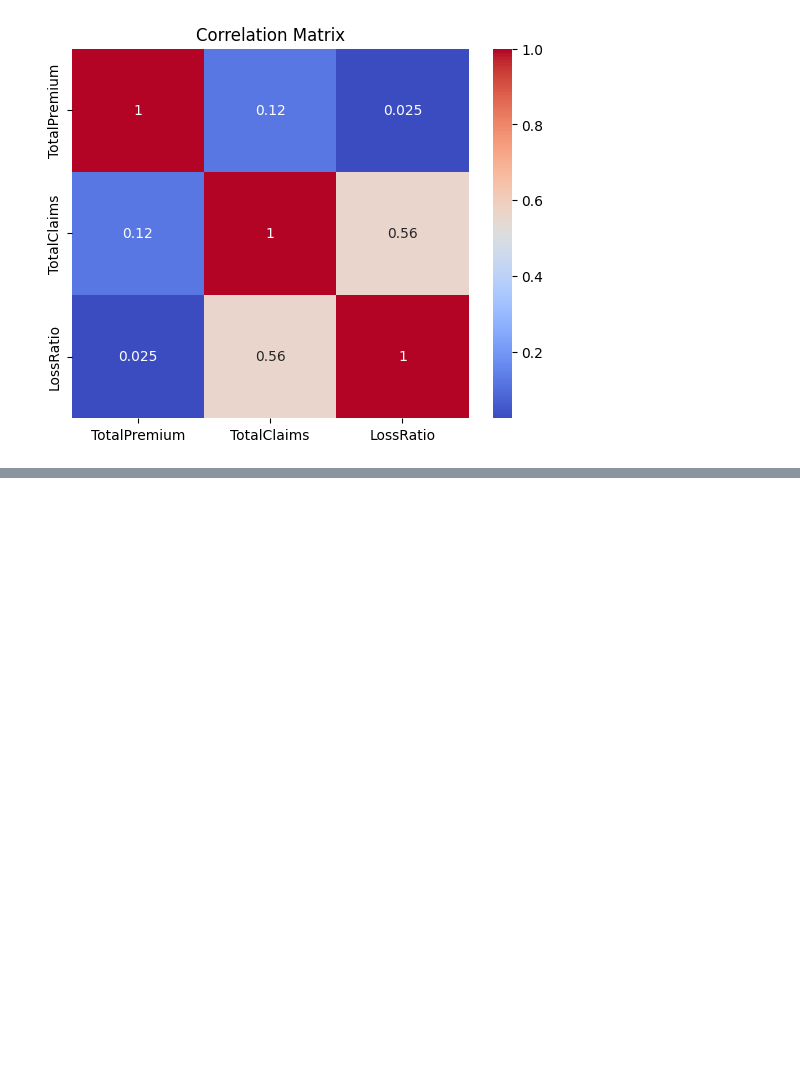
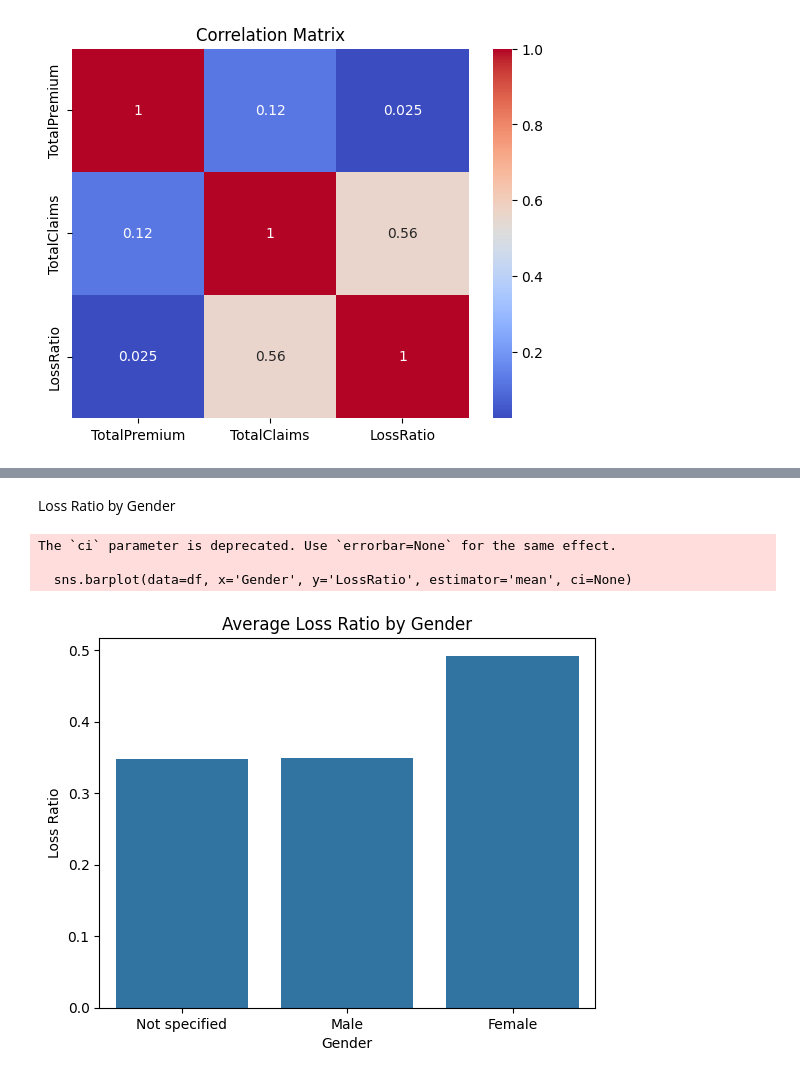
Before and after one commit to alazartefera/insurance-risk-analytics, a Jupyter notebook: notebooks/01_eda.ipynb, the cells around one changed output, grey strips where cells are left out. Drawn from its saved outputs; the diff is of its cells as text; code cells hidden in the pictures; blank space fills up the shorter version.

```diff
--- a/notebooks/01_eda.ipynb
+++ b/notebooks/01_eda.ipynb
@@ -181,0 +194,13 @@ plt.show()
+# %% [markdown]
+Loss Ratio by Gender
+# %%
+sns.barplot(data=df, x='Gender', y='LossRatio', estimator='mean', ci=None)
+plt.title("Average Loss Ratio by Gender")
+plt.ylabel("Loss Ratio")
+plt.xlabel("Gender")
+plt.show()
+# %% [output]
+The `ci` parameter is deprecated. Use `errorbar=None` for the same effect.
+
+  sns.barplot(data=df, x='Gender', y='LossRatio', estimator='mean', ci=None)
+[figure, added]
```
Also changed, not shown: parts of 4 cells of this notebook, 3 other files.
